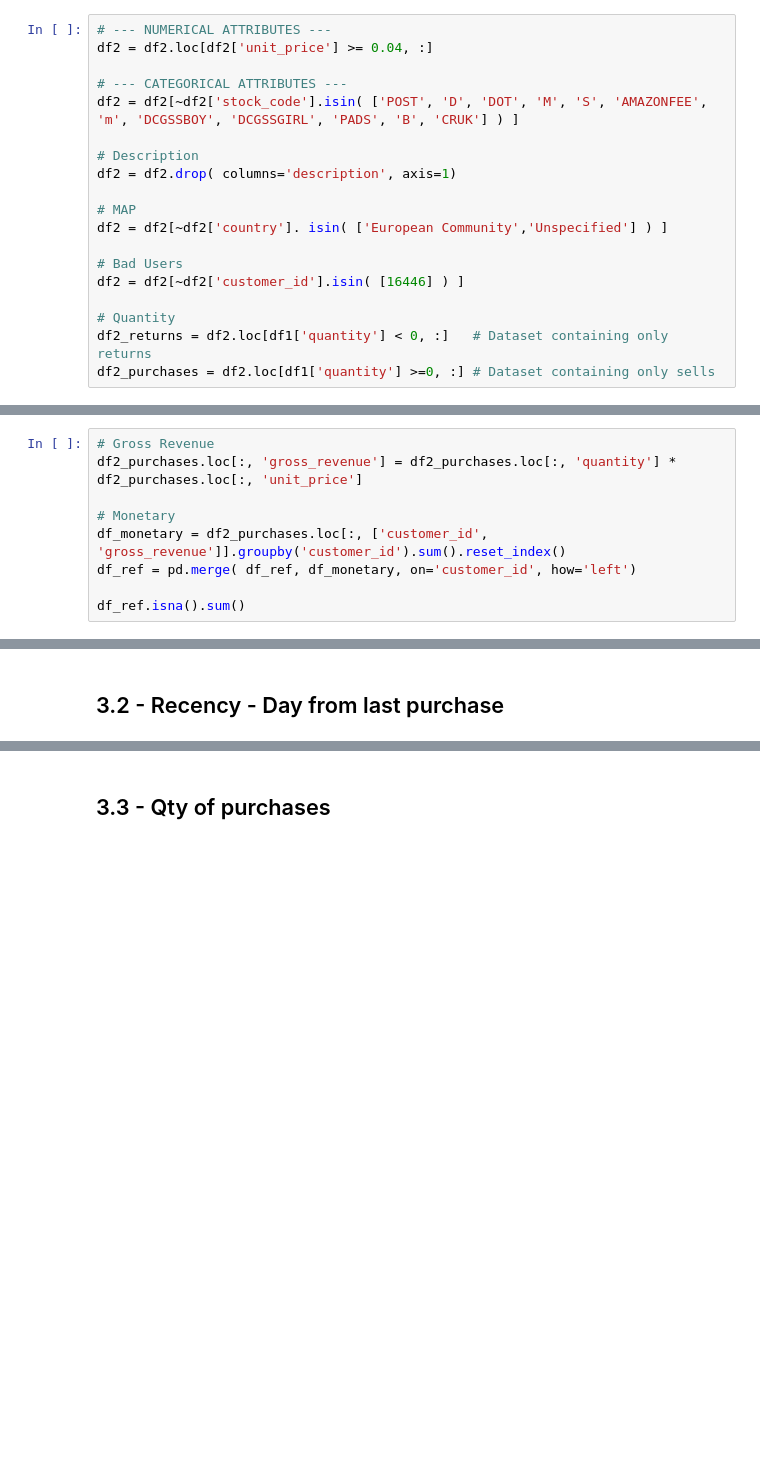
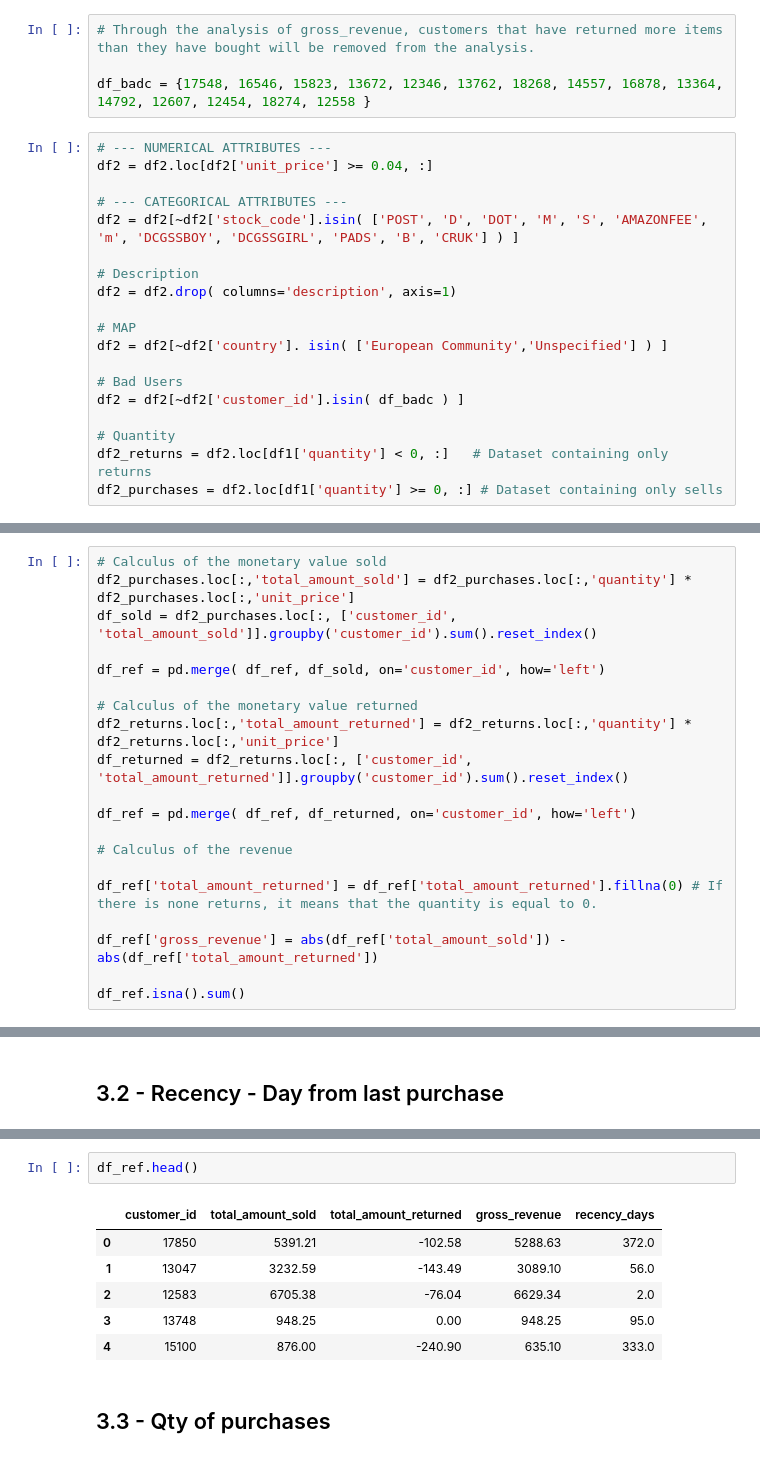
Before and after one commit to RPerottoni/Loyalty_Program_with_Clustering, a Jupyter notebook: notebooks/c05_rp_clustrering_models.ipynb, the cells around one changed output, grey strips where cells are left out. Saved outputs shown, nothing was run; the diff lists cells and outputs as text; blank space fills up the shorter version.

```diff
--- a/notebooks/c05_rp_clustrering_models.ipynb
+++ b/notebooks/c05_rp_clustrering_models.ipynb
@@ -355,6 +355,10 @@ Name: country, dtype: float64
 On this project, the step **DATA FILTERING** will be done earlier as some features are been calculated from the dataset and are combined with that dataset later on, and it's our duty to make sure that we are keeping our data clean and without errors.
 # %%
 df2 = df1.copy()
+# %%
+# Through the analysis of gross_revenue, customers that have returned more items than they have bought will be removed from the analysis.
+
+df_badc = {17548, 16546, 15823, 13672, 12346, 13762, 18268, 14557, 16878, 13364, 14792, 12607, 12454, 18274, 12558 }
 # %%
 # --- NUMERICAL ATTRIBUTES ---
 df2 = df2.loc[df2['unit_price'] >= 0.04, :]
@@ -369,8 +373,8 @@ df2 = df2.drop( columns='description', axis=1)
 df2 = df2[~df2['country']. isin( ['European Community','Unspecified'] ) ]
 
 # Bad Users
-df2 = df2[~df2['customer_id'].isin( [16446] ) ]
+df2 = df2[~df2['customer_id'].isin( df_badc ) ]
 
 # Quantity
 df2_returns = df2.loc[df1['quantity'] < 0, :]   # Dataset containing only returns
-df2_purchases = df2.loc[df1['quantity'] >=0, :] # Dataset containing only sells
+df2_purchases = df2.loc[df1['quantity'] >= 0, :] # Dataset containing only sells
@@ -387,12 +395,3 @@ df3 = df2.copy()
 df_ref = df2.drop( ['invoice_no','stock_code','quantity','invoice_date','unit_price','country'],axis=1).drop_duplicates(ignore_index=True)
 # %% [markdown]
 ## 3.1 - Gross Revenue
-# %%
-# Gross Revenue
-df2_purchases.loc[:, 'gross_revenue'] = df2_purchases.loc[:, 'quantity'] * df2_purchases.loc[:, 'unit_price']
-
-# Monetary
-df_monetary = df2_purchases.loc[:, ['customer_id', 'gross_revenue']].groupby('customer_id').sum().reset_index()
-df_ref = pd.merge( df_ref, df_monetary, on='customer_id', how='left')
-
-df_ref.isna().sum()
@@ -402,0 +398,20 @@ dtype: int64
+# %%
+# Calculus of the monetary value sold
+df2_purchases.loc[:,'total_amount_sold'] = df2_purchases.loc[:,'quantity'] * df2_purchases.loc[:,'unit_price']
+df_sold = df2_purchases.loc[:, ['customer_id', 'total_amount_sold']].groupby('customer_id').sum().reset_index()
+
+df_ref = pd.merge( df_ref, df_sold, on='customer_id', how='left')
+
+# Calculus of the monetary value returned
+df2_returns.loc[:,'total_amount_returned'] = df2_returns.loc[:,'quantity'] * df2_returns.loc[:,'unit_price']
+df_returned = df2_returns.loc[:, ['customer_id', 'total_amount_returned']].groupby('customer_id').sum().reset_index()
+
+df_ref = pd.merge( df_ref, df_returned, on='customer_id', how='left')
+
+# Calculus of the revenue
+
+df_ref['total_amount_returned'] = df_ref['total_amount_returned'].fillna(0) # If there is none returns, it means that the quantity is equal to 0.
+
+df_ref['gross_revenue'] = abs(df_ref['total_amount_sold']) - abs(df_ref['total_amount_returned'])
+
+df_ref.isna().sum()
@@ -417,4 +440,13 @@ recency_days     91
 dtype: int64
+# %%
+df_ref.head()
+# %% [output]
+|  | customer_id | total_amount_sold | total_amount_returned | gross_revenue | recency_days |
+| 0 | 17850 | 5391.21 | -102.58 | 5288.63 | 372.0 |
+| 1 | 13047 | 3232.59 | -143.49 | 3089.10 | 56.0 |
+| 2 | 12583 | 6705.38 | -76.04 | 6629.34 | 2.0 |
+| 3 | 13748 | 948.25 | 0.00 | 948.25 | 95.0 |
+| 4 | 15100 | 876.00 | -240.90 | 635.10 | 333.0 |
 # %% [markdown]
 ## 3.3 - Qty of purchases
 # %%
```
Also changed, not shown: parts of 41 cells of this notebook, 7 other files.
